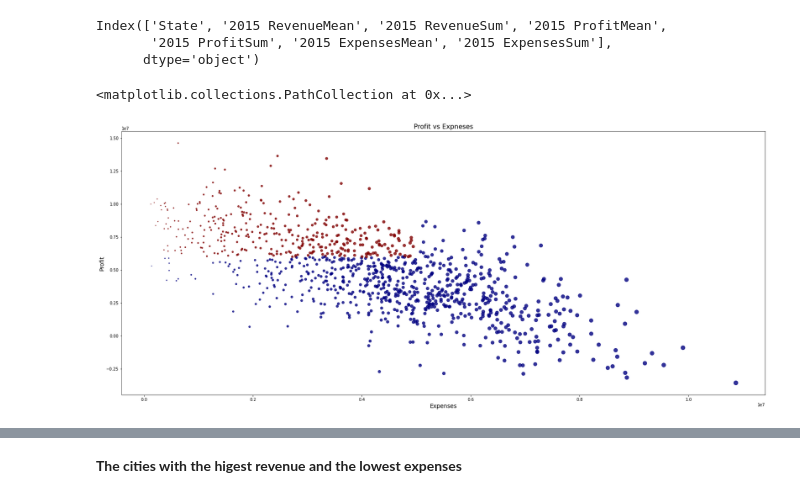
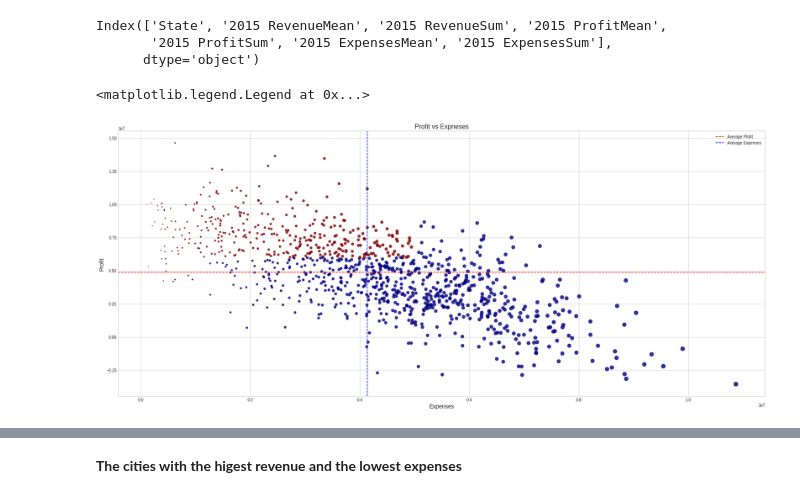
Before and after one commit to MrDataAnalyst/Sales-analysis, a Jupyter notebook: Startups.ipynb, the cells around one changed output, grey strips where cells are left out. Cells and saved outputs as stored; diff of their text form; code cells hidden in the pictures.

```diff
--- a/Startups.ipynb
+++ b/Startups.ipynb
@@ -267,32 +267,44 @@ aggre.rename(columns = {'2015 RevenueMean' : '2015_Revenue_Mean',
 # %%
 fig = plt.figure(figsize=(22,9))
 ax = fig.add_axes([0,0,1,1])
 
 #x1 = aggre['2015_Expenses_Sum']
 #x2 = aggre['2015_Profit_Sum']
 
 #mask1 = Financials_2015['2015 Profit'] > 60000
 #mask2 = Financials_2015['2015 Expenses'] < 800000
 #Financials_2015[mask1&mask2]
+
+ax.axhline( y = x2.mean(),
+           color = 'r',
+           linestyle = '--',
+           label = 'Average Pfofit')
+
+ax.axvline( x = x1.mean(),
+           color = 'b',
+           linestyle = '--',
+           label ='Average Expenses'
+           )
 
 
 # x3 & x4 - Les't point out only startups with Prof. > 6 mln and Exp. < 5 mln
 
 x1  = Financials_2015['2015 Expenses']
 x2 = Financials_2015['2015 Profit']
 x3 = Financials_2015['2015 Profit'] > 6000000
 x4 = Financials_2015['2015 Expenses'] < 5000000
 
 
 plt.title('Profit vs Expneses', size = 16)
 plt.ylabel('Profit', size = 14)
 plt.xlabel('Expenses', size = 14)
 
 
 plt.scatter(x1, x2, s = x1/100000, c = [x3 & x4], alpha = 0.8, cmap='jet')
+ax.legend()
 # %% [output]
-<matplotlib.collections.PathCollection at 0x...>
+<matplotlib.legend.Legend at 0x...>
-[figure, old version]
+[figure, new version]
 # %%
 Financials_2015
 # %% [output]
```
Also changed, not shown: parts of 6 cells of this notebook.
